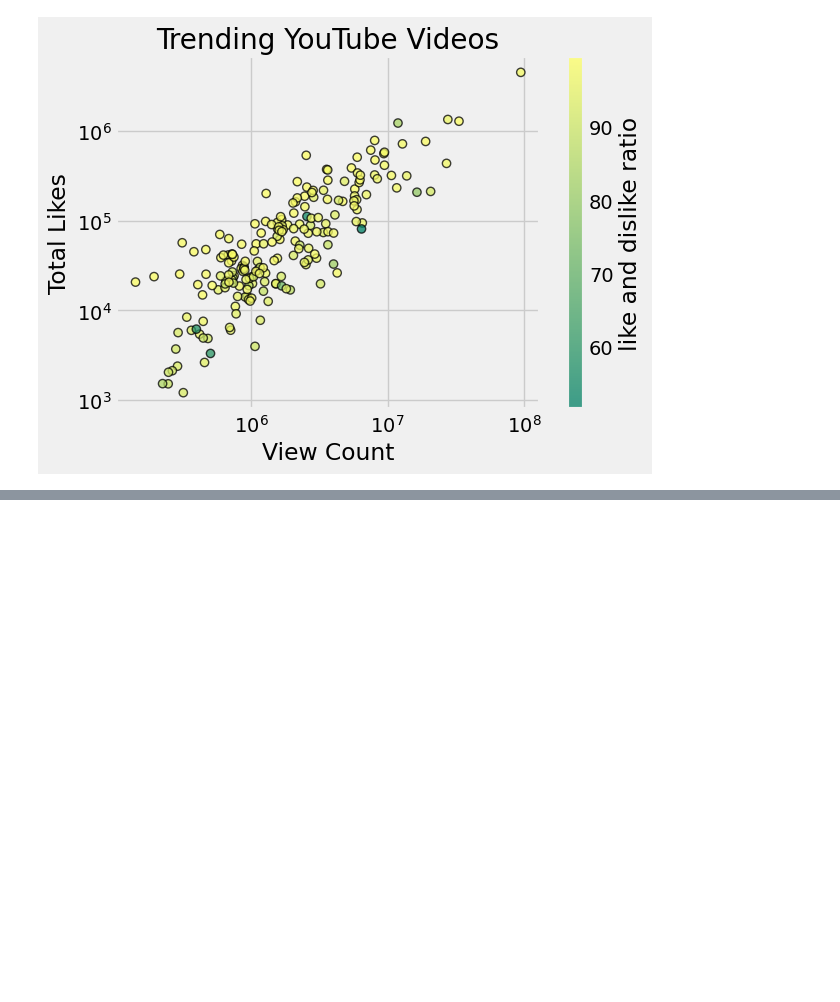
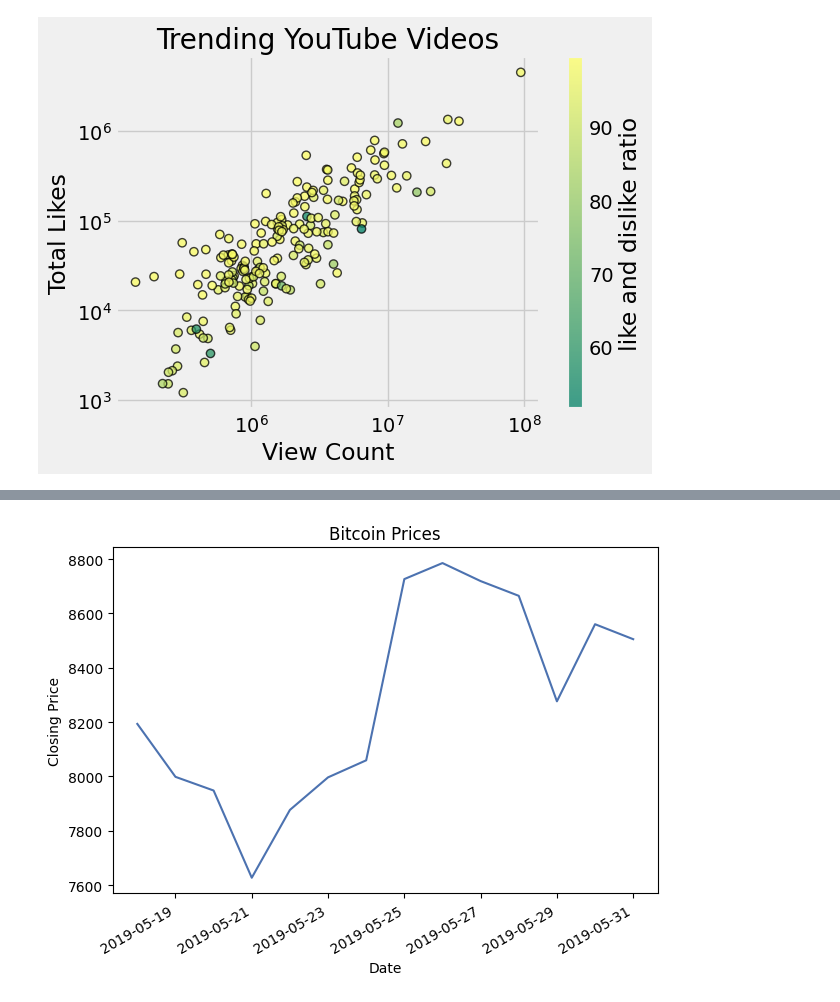
Before and after one commit to Hitesh-Ojha/learning, a Jupyter notebook: data science/matplotlib.ipynb, the cells around one changed output, grey strips where cells are left out. Drawn from its saved outputs; the diff is of its cells as text; code cells hidden in the pictures; blank space fills up the shorter version.

```diff
--- a/data science/matplotlib.ipynb
+++ b/data science/matplotlib.ipynb
@@ -450,0 +493,22 @@ plt.show()
+# %%
+plt.style.use('seaborn-v0_8-deep')
+
+data = pd.read_csv('Data set/plot_data/data_time_series.csv')
+
+data['Date'] = pd.to_datetime(data['Date'])
+price_date = data['Date']
+price_close = data['Close']
+
+plt.plot(price_date,price_close )
+data.sort_values('Date' , inplace = True)
+
+plt.gcf().autofmt_xdate()
+plt.title('Bitcoin Prices')
+plt.xlabel('Date')
+plt.ylabel('Closing Price')
+
+plt.tight_layout()
+
+plt.show()
+# %% [output]
+[figure, added]
```
Also changed, not shown: parts of 6 cells of this notebook, 1 other file.
